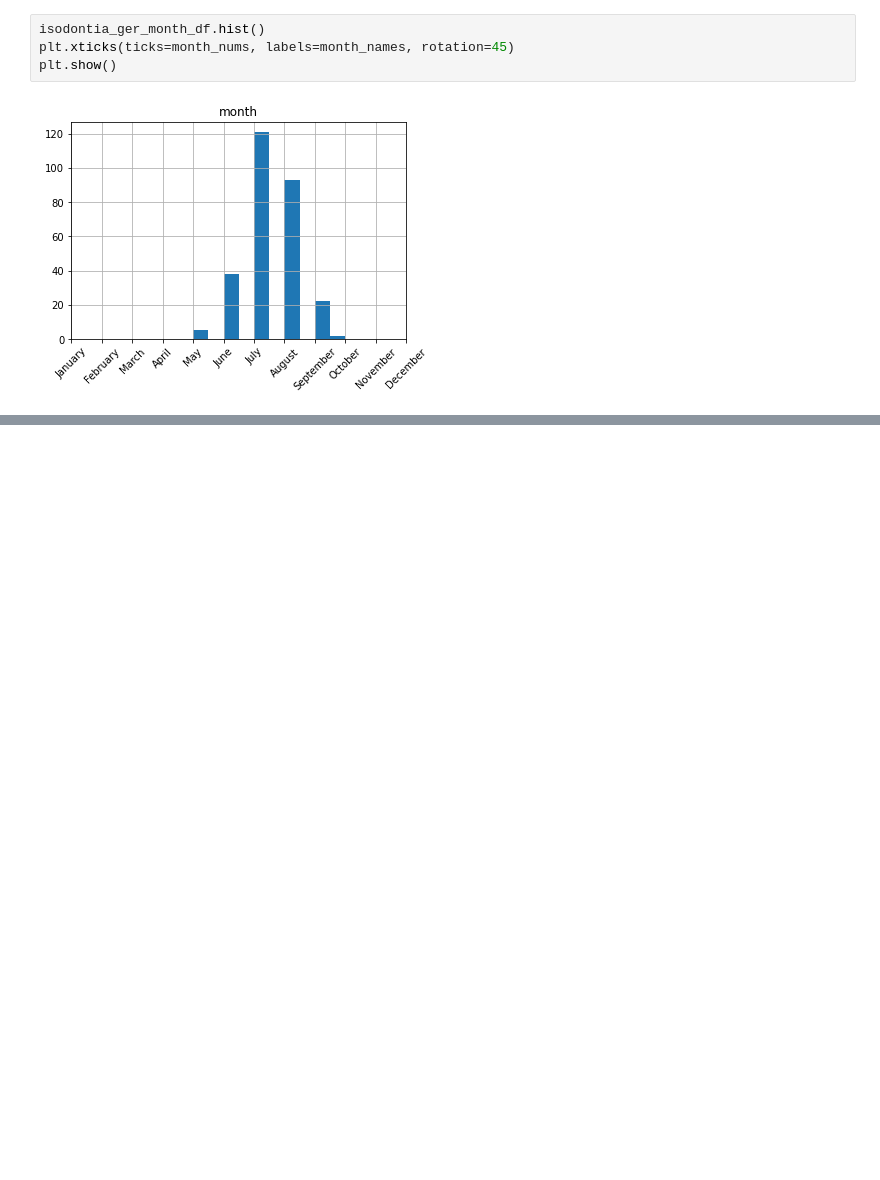
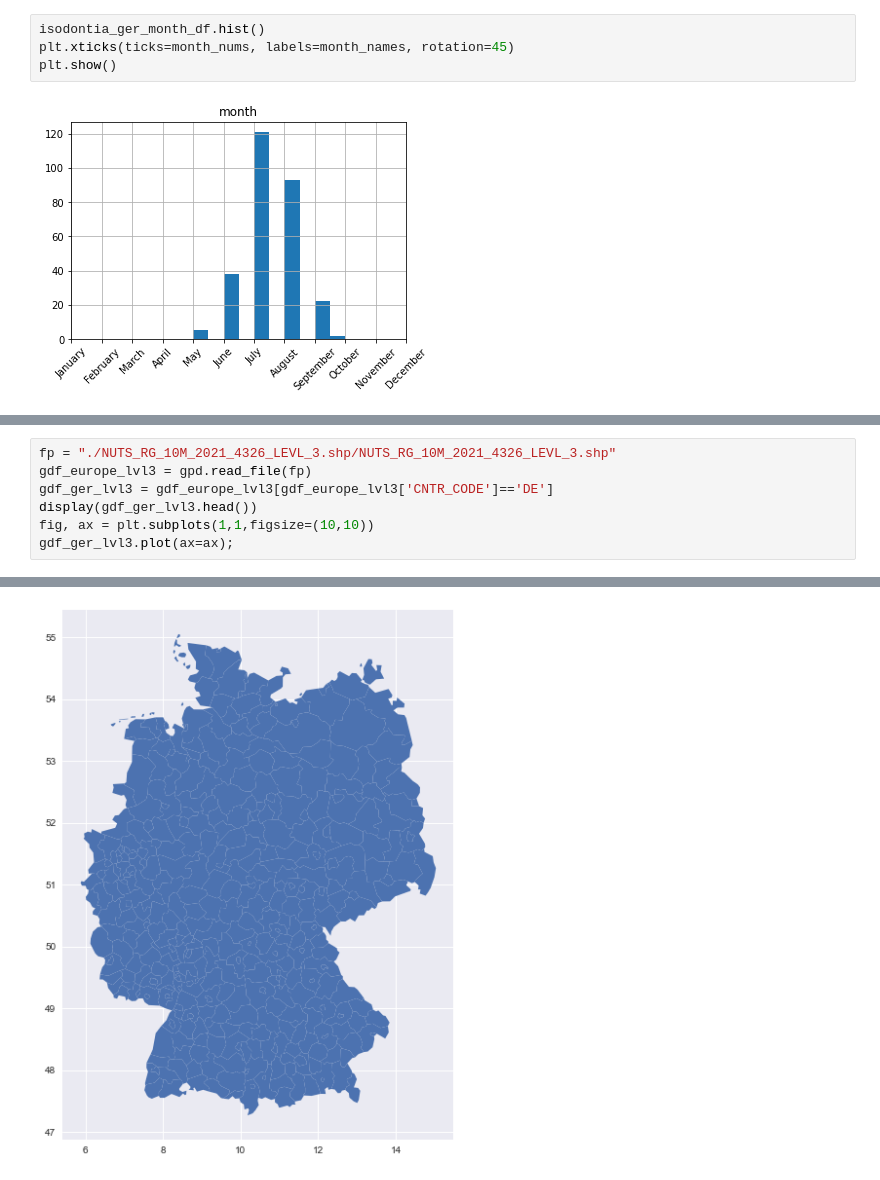
Before and after one commit to han16nah/final_project-han16nah, a Jupyter notebook: gbif_analysis.ipynb, the cells around one changed output, grey strips where cells are left out. Drawn from its saved outputs; the diff is of its cells as text; blank space fills up the shorter version.

```diff
--- a/gbif_analysis.ipynb
+++ b/gbif_analysis.ipynb
@@ -245,0 +254,8 @@ So in germany, most occurences were
+# %%
+fp = "./NUTS_RG_10M_2021_4326_LEVL_3.shp/NUTS_RG_10M_2021_4326_LEVL_3.shp"
+gdf_europe_lvl3 = gpd.read_file(fp)
+gdf_ger_lvl3 = gdf_europe_lvl3[gdf_europe_lvl3['CNTR_CODE']=='DE']
+display(gdf_ger_lvl3.head())
+fig, ax = plt.subplots(1,1,figsize=(10,10))
+gdf_ger_lvl3.plot(ax=ax);
+# %% [output]
@@ -245,0 +268 @@ So in germany, most occurences were
+[figure, added]
```
Also changed, not shown: parts of 6 cells of this notebook.
